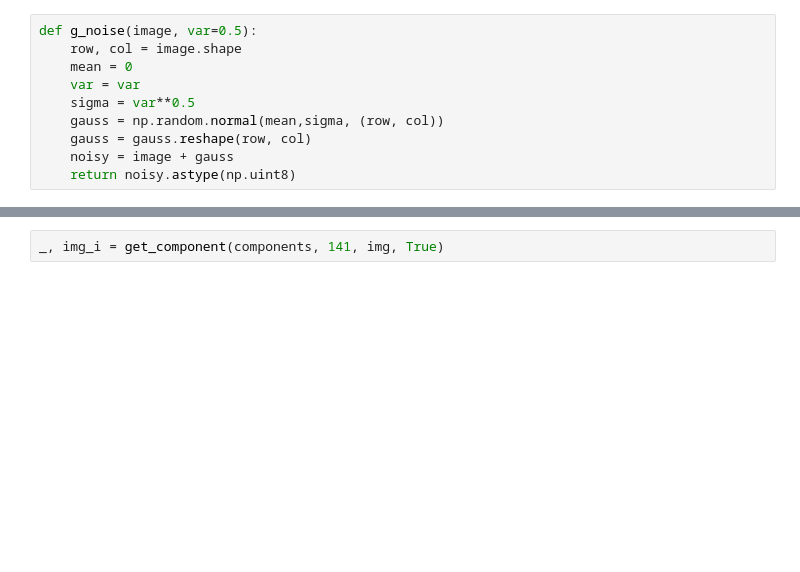
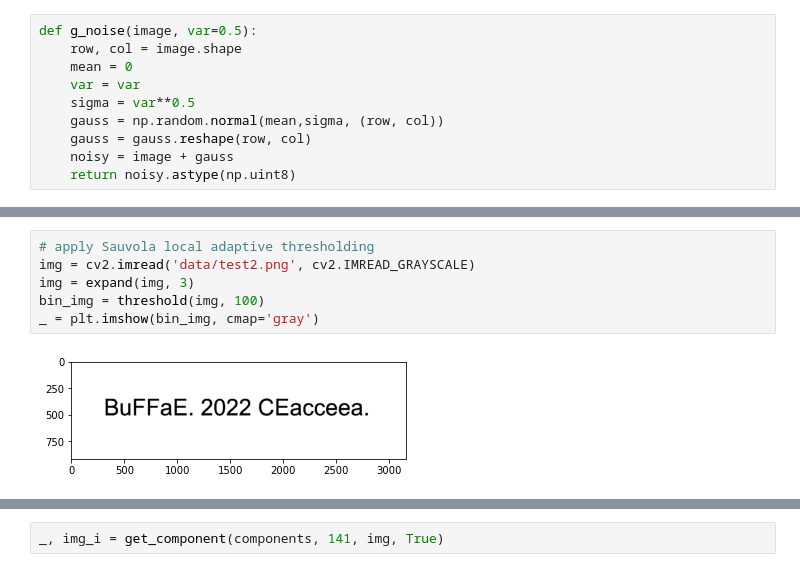
Before and after one commit to vinaykudari/ub, a Jupyter notebook: spring-22/CSE573-CVIP/OCR/notebook.ipynb, the cells around one changed output, grey strips where cells are left out. Cells and saved outputs as stored; diff of their text form; blank space fills up the shorter version.

```diff
--- a/spring-22/CSE573-CVIP/OCR/notebook.ipynb
+++ b/spring-22/CSE573-CVIP/OCR/notebook.ipynb
@@ -254,0 +223,8 @@ sum(s)/len(s)
+# %%
+# apply Sauvola local adaptive thresholding
+img = cv2.imread('data/test2.png', cv2.IMREAD_GRAYSCALE)
+img = expand(img, 3)
+bin_img = threshold(img, 100)
+_ = plt.imshow(bin_img, cmap='gray')
+# %% [output]
+[figure, added]
```
Also changed, not shown: parts of 20 cells of this notebook, 4 other files.
